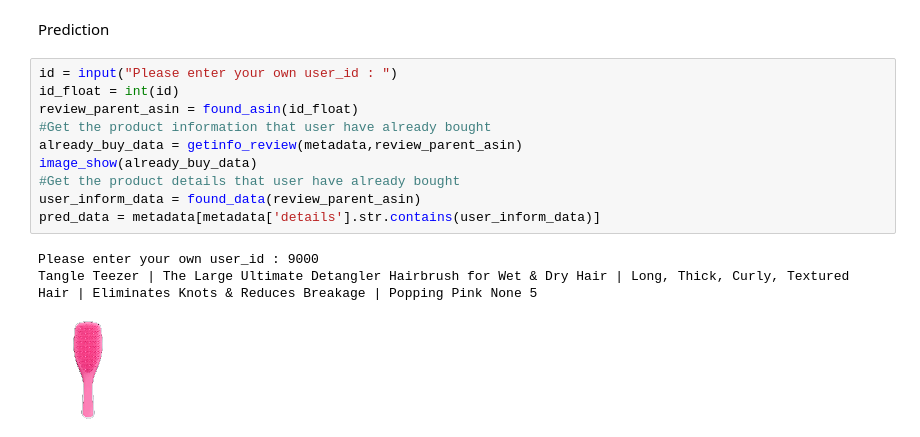
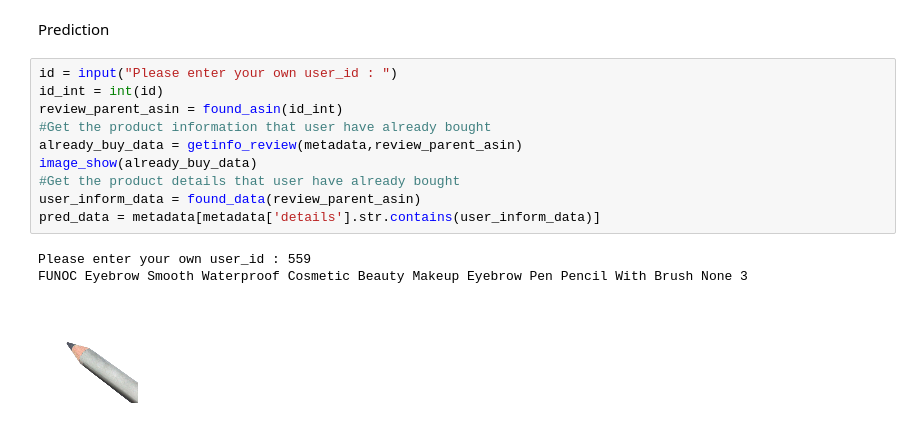
Before and after one commit to hyunbini/Project, a Jupyter notebook: IDSL_LAB.ipynb, the cells around one changed output. Cells and saved outputs as stored; diff of their text form.

```diff
--- a/IDSL_LAB.ipynb
+++ b/IDSL_LAB.ipynb
@@ -301,18 +323,18 @@ cs_result = cosine_similarity(converted_metrix)
 Prediction
 # %%
 id = input("Please enter your own user_id : ")
-id_float = int(id)
-review_parent_asin = found_asin(id_float)
+id_int = int(id)
+review_parent_asin = found_asin(id_int)
 #Get the product information that user have already bought
 already_buy_data = getinfo_review(metadata,review_parent_asin)
 image_show(already_buy_data)
 #Get the product details that user have already bought
 user_inform_data = found_data(review_parent_asin)
 pred_data = metadata[metadata['details'].str.contains(user_inform_data)]
 # %% [output]
-Please enter your own user_id : 9000
-Tangle Teezer | The Large Ultimate Detangler Hairbrush for Wet & Dry Hair | Long, Thick, Curly, Textured Hair | Eliminates Knots & Reduces Breakage | Popping Pink None 5
+Please enter your own user_id : 559
+FUNOC Eyebrow Smooth Waterproof Cosmetic Beauty Makeup Eyebrow Pen Pencil With Brush None 3
-[figure, old version]
+[figure, new version]
 # %%
 rank = 1
 result_list = recommendation_model(review_parent_asin,pred_data,cs_result)
```
Also changed, not shown: parts of 5 cells of this notebook.
